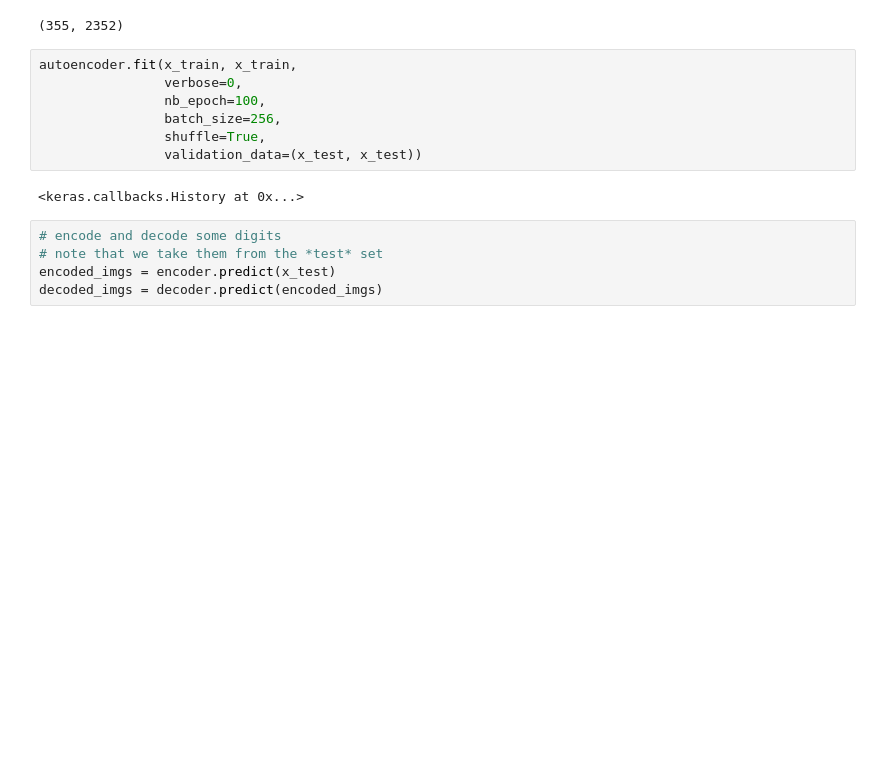
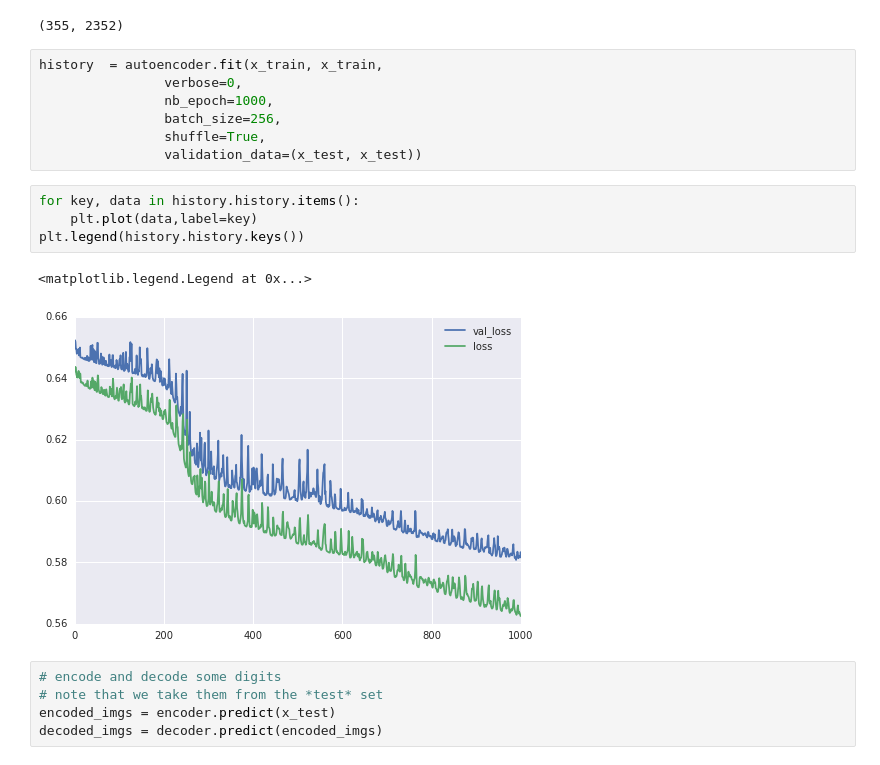
Before and after one commit to kaphka/ml-software, a Jupyter notebook: theano/Autoencoder.ipynb, the cells around one changed output. Drawn from its saved outputs; the diff is of its cells as text; blank space fills up the shorter version.

```diff
--- a/theano/Autoencoder.ipynb
+++ b/theano/Autoencoder.ipynb
@@ -69,14 +72,19 @@ x_train.shape
 # %% [output]
 (355, 2352)
 # %%
-autoencoder.fit(x_train, x_train,
+history  = autoencoder.fit(x_train, x_train,
                 verbose=0,
-                nb_epoch=100,
+                nb_epoch=1000,
                 batch_size=256,
                 shuffle=True,
                 validation_data=(x_test, x_test))
-# %% [output]
-<keras.callbacks.History at 0x...>
+# %%
+for key, data in history.history.items():
+    plt.plot(data,label=key)
+plt.legend(history.history.keys())
+# %% [output]
+<matplotlib.legend.Legend at 0x...>
+[figure, added]
 # %%
 # encode and decode some digits
 # note that we take them from the *test* set
```
Also changed, not shown: parts of 3 cells of this notebook, 2 other files.
